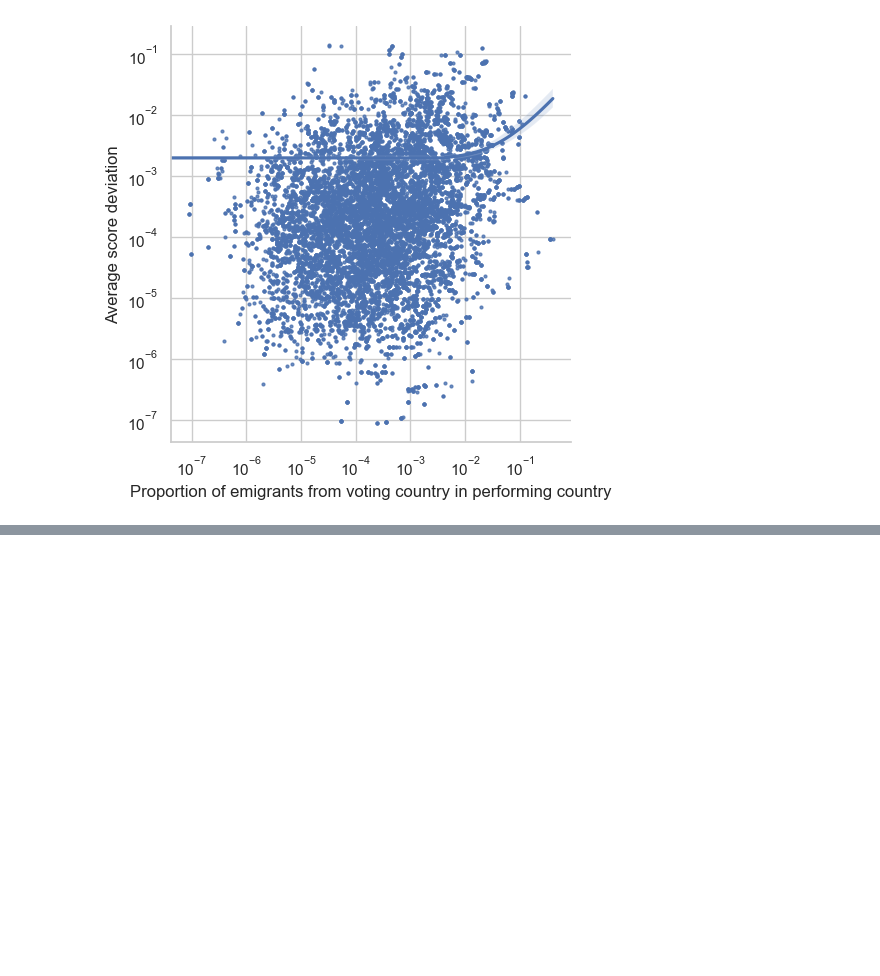
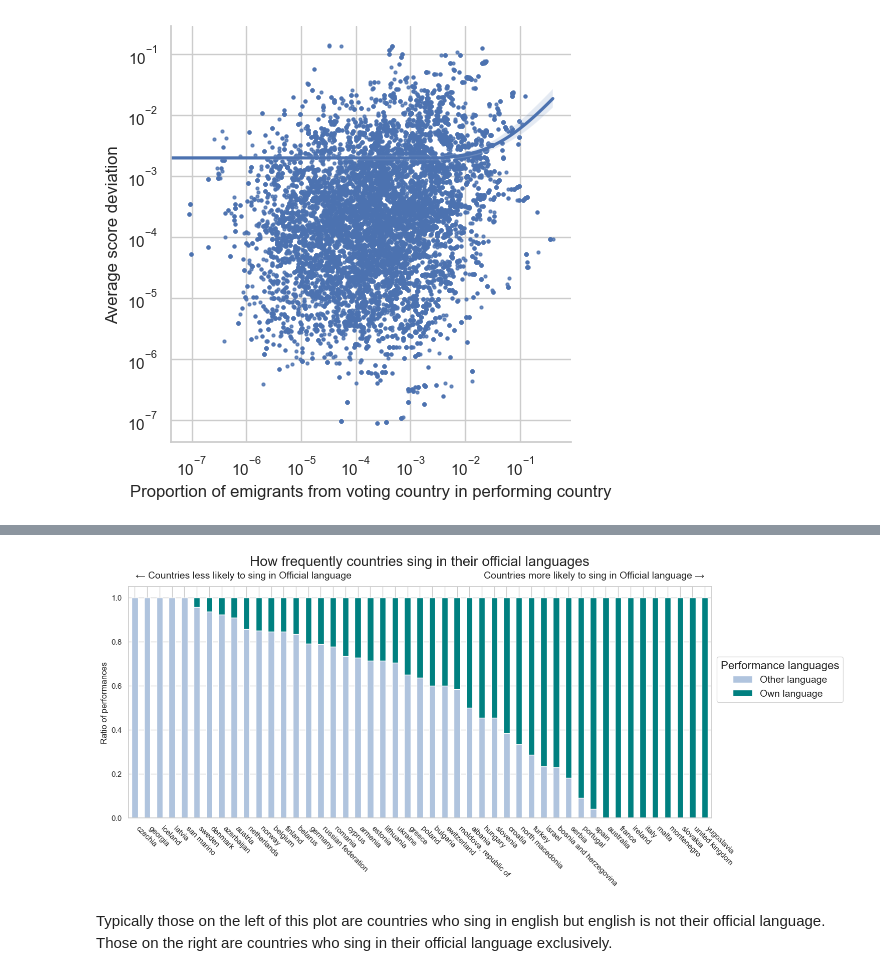
Before and after one commit to KatrionaGoldmann/Eurovision_TDS, a Jupyter notebook: eurovision/notebooks/story.ipynb, the cells around one changed output, grey strips where cells are left out. Drawn from its saved outputs; the diff is of its cells as text; code cells hidden in the pictures; blank space fills up the shorter version.

```diff
--- a/eurovision/notebooks/story.ipynb
+++ b/eurovision/notebooks/story.ipynb
@@ -444,0 +543,32 @@ plt.show()
+# %%
+df_language = df_performance.copy()
+
+df_performance['Own_language'] = (df_performance['Contains_Own_Language'])
+df_performance['Other_language'] = ~df_performance['Contains_Own_Language']
+
+# for each country get the ratio of songs that contain only English, some English and no English
+# then sort by the ratio of songs that contain only English
+df_language = df_performance.groupby('to_country').agg({'Other_language': 'mean', 'Own_language': 'mean'})
+
+df_language = df_language.sort_values(by=['Own_language', 'Other_language'], ascending=True)
+# %%
+colours = {"Own_language":'teal', "Other_language":'lightsteelblue'}
+
+df_language.plot(kind='bar', figsize=(15, 6), stacked=True, color=colours)
+
+plt.legend(['Other language', 'Own language'], title="Performance languages", loc=[1, 1],
+        fontsize=14,  bbox_to_anchor=(0.51, 0., 0.5, 0.5), title_fontsize=16)
+
+plt.title('How frequently countries sing in their official languages', fontsize=20, pad=30)
+
+plt.text(df_language.shape[0]-1, 1.1, 'Countries more likely to sing in Official language →', ha='right', va='center', fontsize=14)
+plt.text(0.05, 1.1, '← Countries less likely to sing in Official language ', ha='left', va='center',  fontsize=14)
+plt.xticks(rotation=-45, ha='left')
+plt.xlabel('')
+plt.ylabel('Ratio of performances')
+
+plt.show()
+# %% [output]
+[figure, added]
+# %% [markdown]
+Typically those on the left of this plot are countries who sing in english but english is not their official language. Those on the right are countries who sing in their official language exclusively.
```
Also changed, not shown: parts of 12 cells of this notebook, 2 other files.
